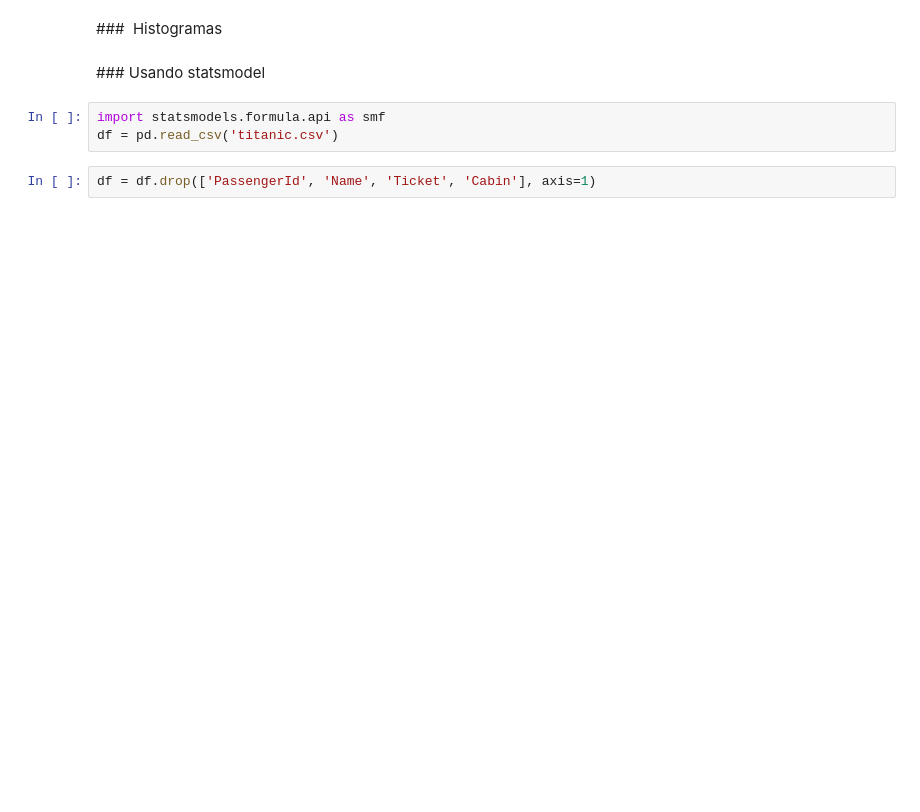
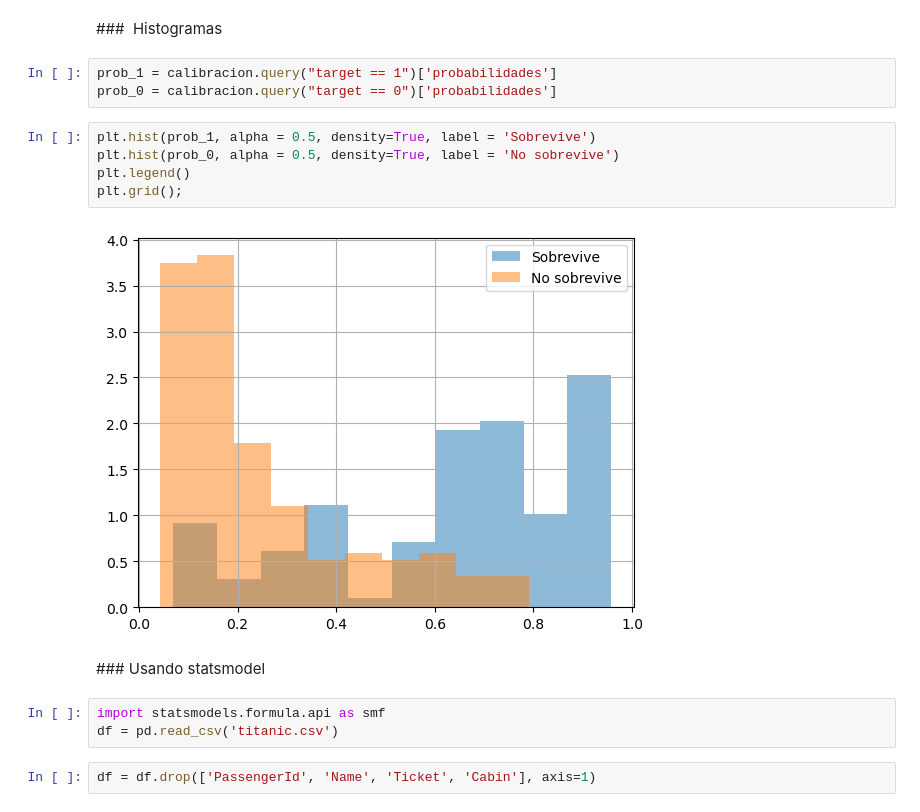
Before and after one commit to LuisMB09/lab_aprendizaje_estadistico, a Jupyter notebook: Intro_reg_logistica_sin_resolver.ipynb, the cells around one changed output. Drawn from its saved outputs; the diff is of its cells as text; blank space fills up the shorter version.

```diff
--- a/Intro_reg_logistica_sin_resolver.ipynb
+++ b/Intro_reg_logistica_sin_resolver.ipynb
@@ -112,5 +113,15 @@ accuracy_score(calibracion['target'], calibracion['predicciones'])
 # %% [markdown]
 ###  Histogramas
+# %%
+prob_1 = calibracion.query("target == 1")['probabilidades']
+prob_0 = calibracion.query("target == 0")['probabilidades']
+# %%
+plt.hist(prob_1, alpha = 0.5, density=True, label = 'Sobrevive')
+plt.hist(prob_0, alpha = 0.5, density=True, label = 'No sobrevive')
+plt.legend()
+plt.grid();
+# %% [output]
+[figure, added]
 # %% [markdown]
 ### Usando statsmodel
 # %%
```
Also changed, not shown: parts of 4 cells of this notebook.
